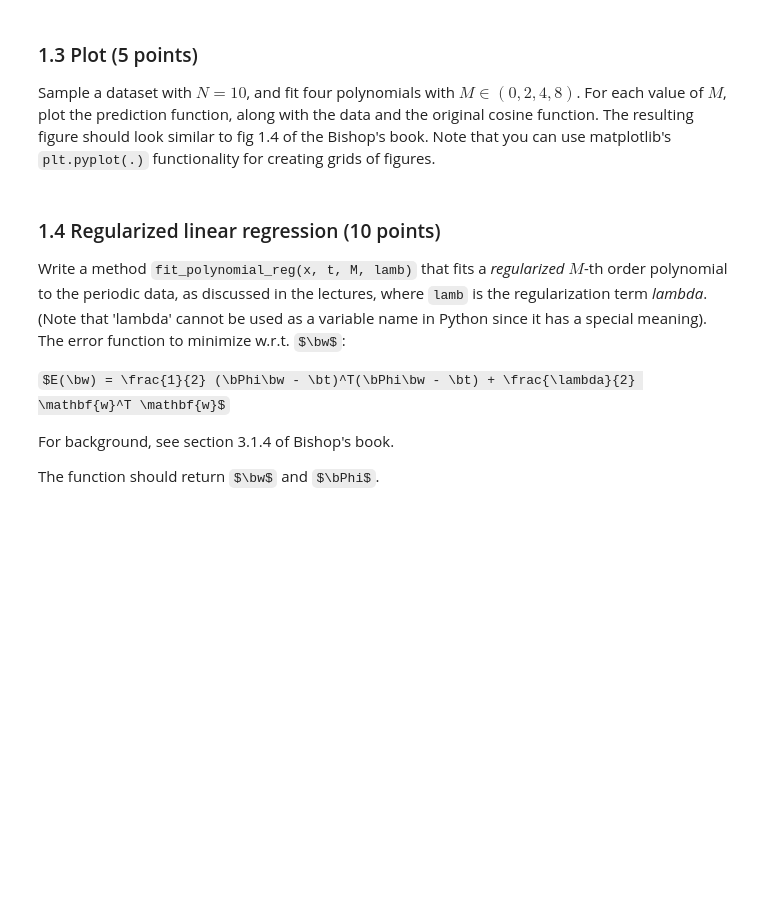
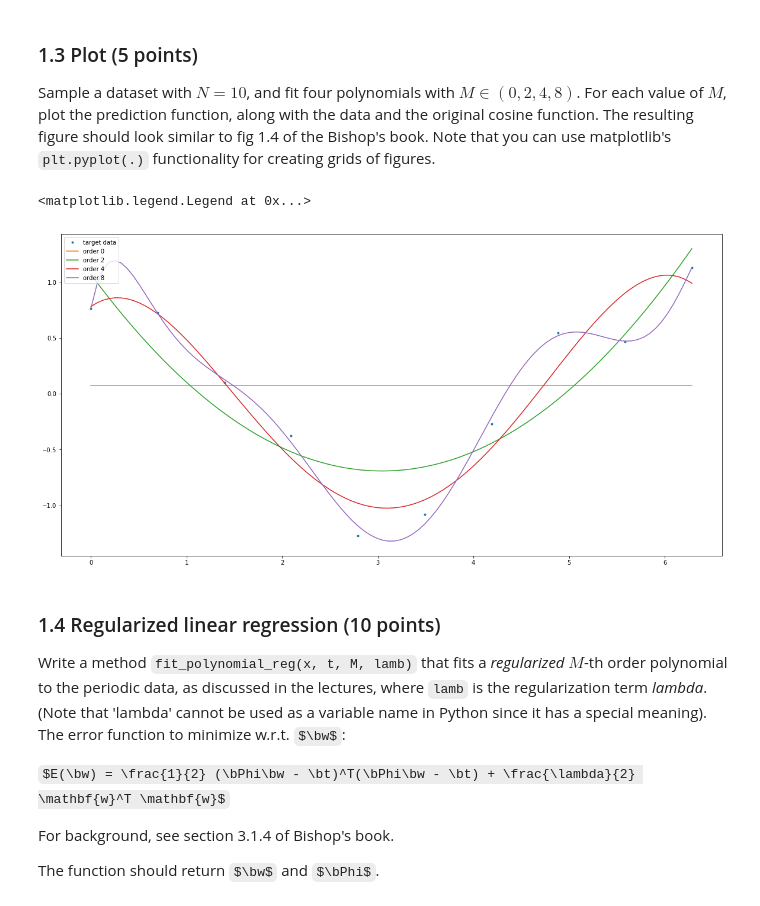
Before and after one commit to Kaleidophon/-friendly-octo-palm-tree, a Jupyter notebook: lab1.ipynb, the cells around one changed output. Saved outputs shown, nothing was run; the diff lists cells and outputs as text; code cells hidden in the pictures; some formulas as TeX source; blank space fills up the shorter version.

```diff
--- a/lab1.ipynb
+++ b/lab1.ipynb
@@ -85,13 +86,3 @@ Write a method `fit_polynomial(x, t, M)` that finds the maximum-likelihood solut
 $E(\bw) = \frac{1}{2} (\bPhi\bw - \bt)^T(\bPhi\bw - \bt)$
 
 where $\bPhi$ is the _feature matrix_ (or _design matrix_) as explained in Bishop's book at section 3.1.1, $\bt$ is the vector of target values. Your method should return a vector $\bw$ with the maximum-likelihood parameter estimates, as well as the _feature matrix_ $\bPhi$.
-# %%
-def designmatrix(x, M): # it is highly recommended to write a helper function that computes Phi
-    # YOUR CODE HERE
-    raise NotImplementedError()
-
-def fit_polynomial(x, t, M):
-    # YOUR CODE HERE
-    raise NotImplementedError()
-
-    return w_ml, Phi
@@ -118,3 +132,25 @@ raise NotImplementedError()
+# %%
+def plot_polynomial(w, m, N, x_start, x_stop):
+    x_test = np.linspace(x_start, x_stop, 100)
+    Phi_test = designmatrix(x_test, m)
+    y_test = np.dot(Phi_test, w)
+    plt.plot(x_test, y_test, label= 'order ' + str(m))
+
+N = 10
+M = np.array([0, 2, 4, 8])
+x, t = gen_cosine(N)
+plt.plot(x, t, '.', label='target data')
+
+w, Phi = fit_polynomial(x, t, m)
+
+for m in M:
+    w, Phi_train = fit_polynomial(x, t, m)
+    plot_polynomial(w, m, 100, 0, 2*math.pi)
+
+plt.legend(loc='upper left')
+# %% [output]
+<matplotlib.legend.Legend at 0x...>
+[figure, added]
 # %% [markdown]
 ### 1.4 Regularized linear regression (10 points)
 
```
Also changed, not shown: parts of 14 cells of this notebook.
